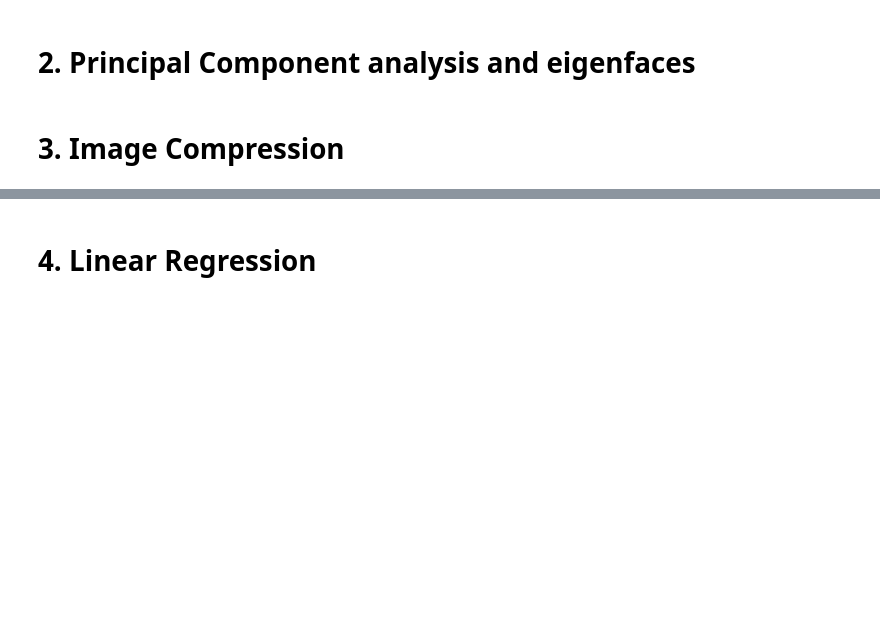
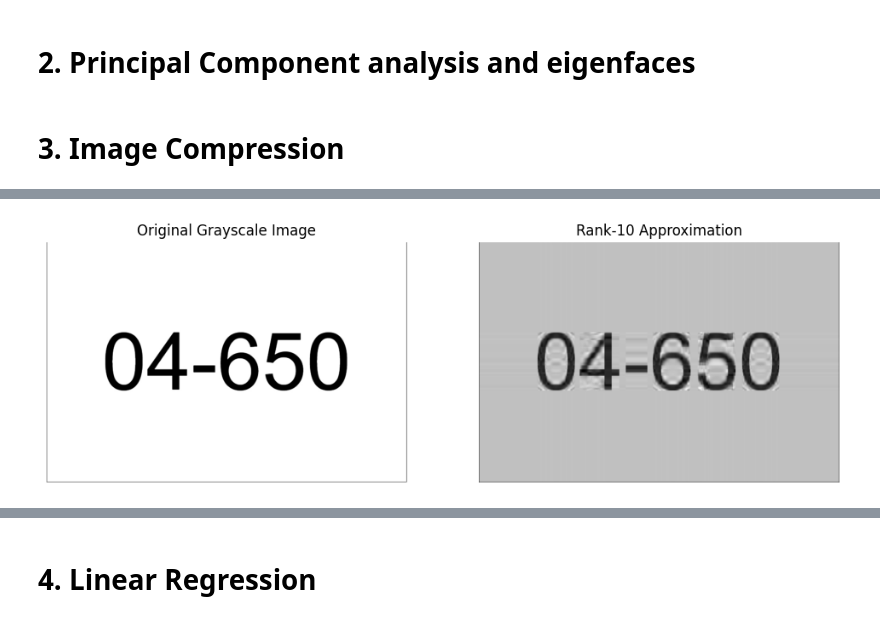
Before and after one commit to kkipngenokoech/MathsRequiredForAI, a Jupyter notebook: latex/HW3/mfound_hw3.ipynb, the cells around one changed output, grey strips where cells are left out. Drawn from its saved outputs; the diff is of its cells as text; code cells hidden in the pictures; blank space fills up the shorter version.

```diff
--- a/latex/HW3/mfound_hw3.ipynb
+++ b/latex/HW3/mfound_hw3.ipynb
@@ -133,3 +189,32 @@ plt.xticks([]); plt.yticks([]);
+# %%
+# Add up the rank-1 matrices for the top 10 singular values and display
+# your result.
+# What do you observe?
+# TODO
+rank_1_matrix_4 = np.outer(U[:, 3], V_Transpose[3]) * S[3]
+rank_1_matrix_5 = np.outer(U[:, 4], V_Transpose[4]) * S[4]
+rank_1_matrix_6 = np.outer(U[:, 5], V_Transpose[5]) * S[5]
+rank_1_matrix_7 = np.outer(U[:, 6], V_Transpose[6]) * S[6]
+rank_1_matrix_8 = np.outer(U[:, 7], V_Transpose[7]) * S[7]
+rank_1_matrix_9 = np.outer(U[:, 8], V_Transpose[8]) * S[8]
+rank_1_matrix_10 = np.outer(U[:, 9], V_Transpose[9]) * S[9]
+
+# Sum the rank-1 matrices
+rank_10_matrix = rank_1_matrix_1 + rank_1_matrix_2 + rank_1_matrix_3 + rank_1_matrix_4 + rank_1_matrix_5 + rank_1_matrix_6 + rank_1_matrix_7 + rank_1_matrix_8 + rank_1_matrix_9 + rank_1_matrix_10
+
+# Plot the original grayscale image and the rank-10 approximation
+fig, axes = plt.subplots(1, 2, figsize=(12, 6))
+axes[0].imshow(img, cmap='gray')
+axes[0].set_title('Original Grayscale Image')
+axes[0].axis('off')
+
+axes[1].imshow(rank_10_matrix, cmap='gray')
+axes[1].set_title('Rank-10 Approximation')
+axes[1].axis('off')
+
+plt.show()
+# %% [output]
+[figure, added]
 # %%
 # What is the dimension of the image?
 # Assuming 1byte of memory is required to store one element of the image matrix
```
Also changed, not shown: parts of 14 cells of this notebook, 10 other files.
